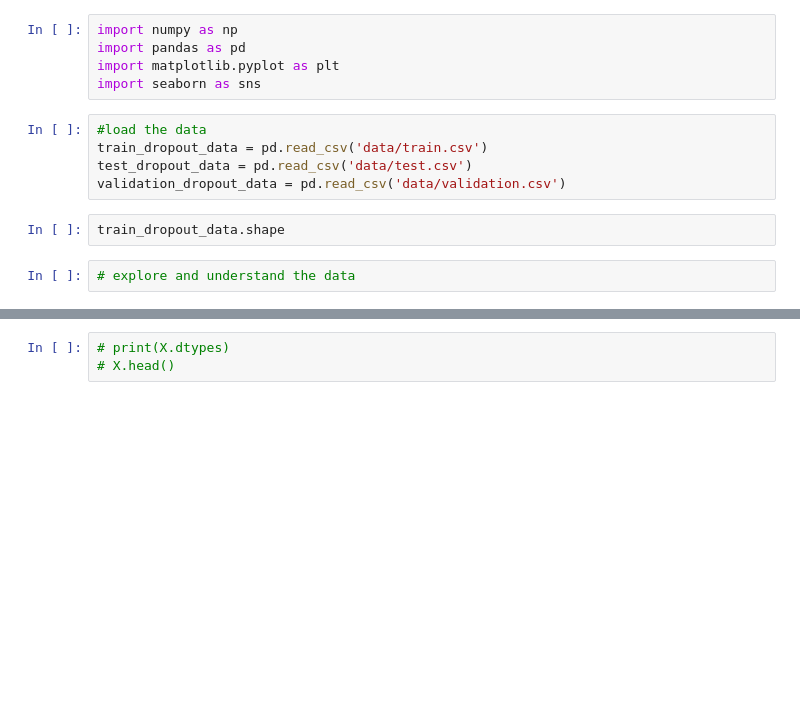
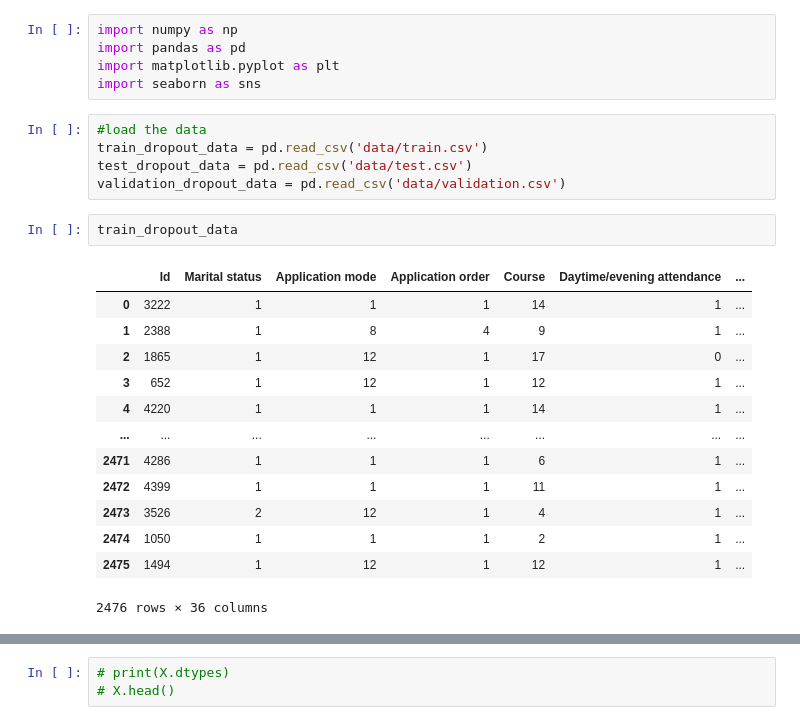
Before and after one commit to isidoracupara/kaggle-student-droupout, a Jupyter notebook: student_dropout_classification.ipynb, the cells around one changed output, grey strips where cells are left out. Drawn from its saved outputs; the diff is of its cells as text; blank space fills up the shorter version.

```diff
--- a/student_dropout_classification.ipynb
+++ b/student_dropout_classification.ipynb
@@ -9,6 +9,18 @@ train_dropout_data = pd.read_csv('data/train.csv')
 test_dropout_data = pd.read_csv('data/test.csv')
 validation_dropout_data = pd.read_csv('data/validation.csv')
 # %%
-train_dropout_data.shape
+train_dropout_data
+# %% [output]
+|  | Id | Marital status | Application mode | Application order | Course | Daytime/evening attendance | ... |
+| 0 | 3222 | 1 | 1 | 1 | 14 | 1 | ... |
+| 1 | 2388 | 1 | 8 | 4 | 9 | 1 | ... |
+| 2 | 1865 | 1 | 12 | 1 | 17 | 0 | ... |
+| 3 | 652 | 1 | 12 | 1 | 12 | 1 | ... |
+| 4 | 4220 | 1 | 1 | 1 | 14 | 1 | ... |
+| ... | ... | ... | ... | ... | ... | ... | ... |
+| 2471 | 4286 | 1 | 1 | 1 | 6 | 1 | ... |
+| 2472 | 4399 | 1 | 1 | 1 | 11 | 1 | ... |
+| 2473 | 3526 | 2 | 12 | 1 | 4 | 1 | ... |
+| 2474 | 1050 | 1 | 1 | 1 | 2 | 1 | ... |
+| 2475 | 1494 | 1 | 12 | 1 | 12 | 1 | ... |
+2476 rows × 36 columns
-# %%
-# explore and understand the data
```
Also changed, not shown: parts of 10 cells of this notebook, 1 other file.
